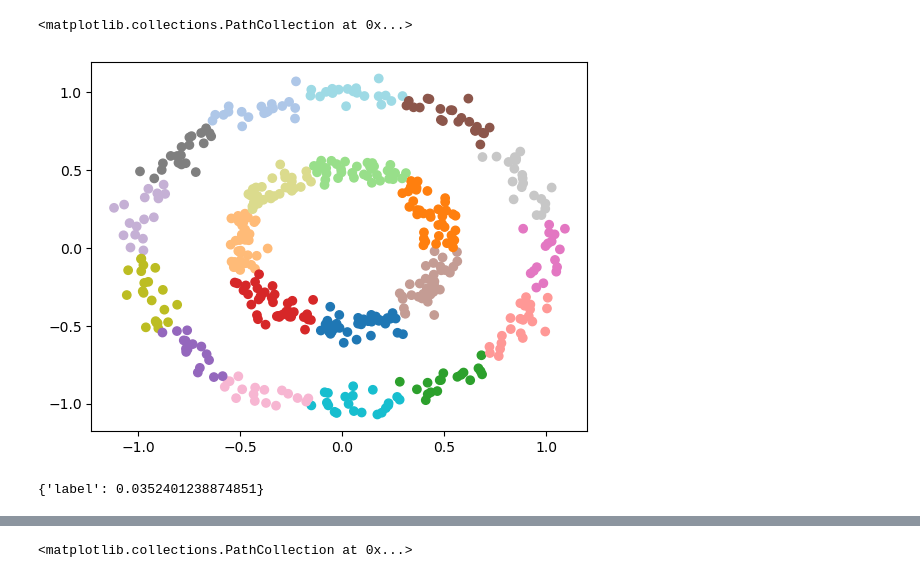
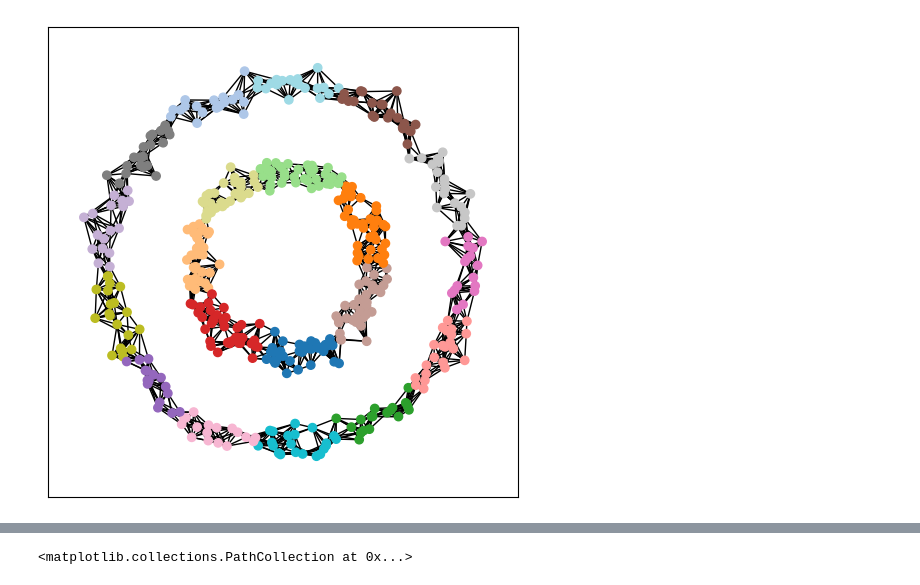
Before and after one commit to dioscuri-tda/ClusterGraph, a Jupyter notebook: examples/Concentric_circles.ipynb, the cells around one changed output, grey strips where cells are left out. Cells and saved outputs as stored; diff of their text form; code cells hidden in the pictures.

```diff
--- a/examples/Concentric_circles.ipynb
+++ b/examples/Concentric_circles.ipynb
@@ -70,9 +53,0 @@ array([14,  2,  2,  0,  0, 15,  5, 11,  8,  8, 12,  2,  3,  5, 13,  5, 11,
-# %%
-plt.scatter(X[:, 0], X[:, 1], c=prediction_KM, cmap="tab20")
-# %% [output]
-<matplotlib.collections.PathCollection at 0x...>
-[figure, removed]
-# %%
-nn_Graph.edges()[(0, 486)]
-# %% [output]
-{'label': 0.0352401238874851}
@@ -81,3 +54,23 @@ from matplotlib import colormaps as cm
+# %%
+fig, ax = plt.subplots(figsize=(5, 5))
+
+nx.draw_networkx_edges(
+    nn_Graph,
+    pos={i: p for i, p in enumerate(X)},
+    ax=ax,
+)
+
+ax.scatter(X[:, 0], X[:, 1], c=prediction_KM, cmap="tab20")
+
+
+ax.axis("equal")
+
+plt.tight_layout()
+plt.savefig("circles_kmeans.pdf")
+
+plt.show()
+# %% [output]
+[figure, added]
 # %%
 from clustergraph.utils import get_clusters_from_scikit
 
```
Also changed, not shown: parts of 14 cells of this notebook, 10 other files.
